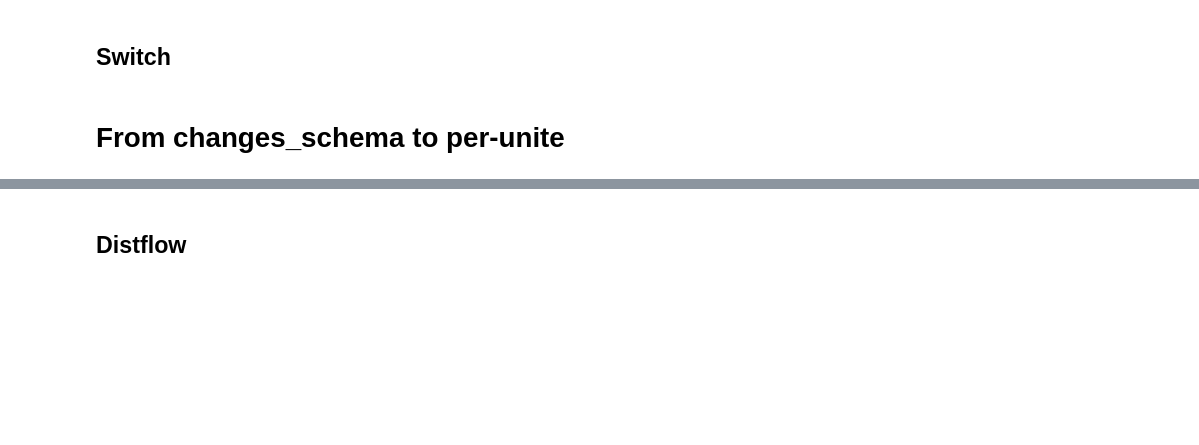
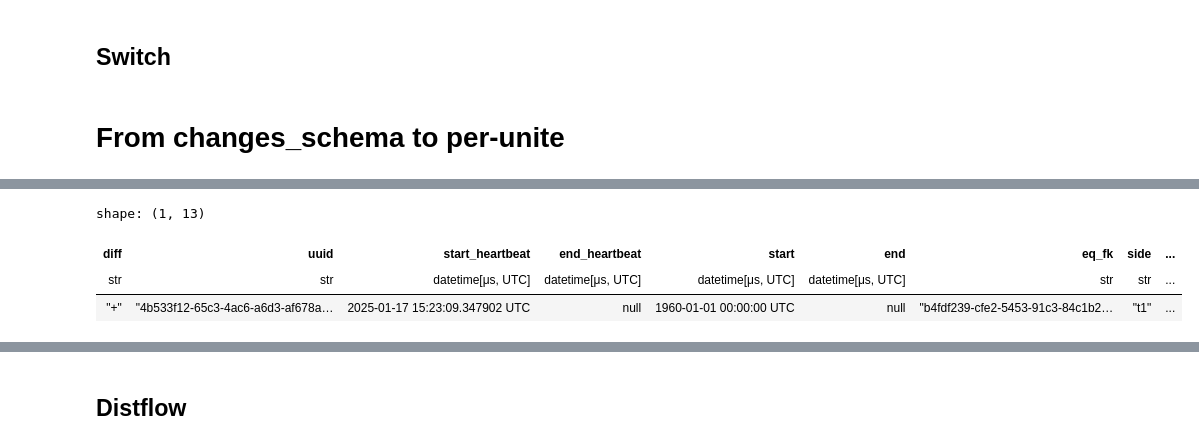
Before and after one commit to heig-vd-ie/distflow-state-estimation, a Jupyter notebook: scrips/recursive_fuction.ipynb, the cells around one changed output, grey strips where cells are left out. Cells and saved outputs as stored; diff of their text form; code cells hidden in the pictures; blank space fills up the shorter version.

Commit message:
Feature : Begin to search base value in changes_schema for perunit calcul

```diff
--- a/scrips/recursive_fuction.ipynb
+++ b/scrips/recursive_fuction.ipynb
@@ -358,0 +415,7 @@ changes_schema = generate_connectivity_table(
+# %%
+changes_schema.connectivity.head(1)
+# %% [output]
+shape: (1, 13)
+| diff | uuid | start_heartbeat | end_heartbeat | start | end | eq_fk | side | ... |
+| str | str | datetime[μs, UTC] | datetime[μs, UTC] | datetime[μs, UTC] | datetime[μs, UTC] | str | str | ... |
+| "+" | "4b533f12-65c3-4ac6-a6d3-af678a… | 2025-01-17 15:23:09.347902 UTC | null | 1960-01-01 00:00:00 UTC | null | "b4fdf239-cfe2-5453-91c3-84c1b2… | "t1" | ... |
```
Also changed, not shown: parts of 7 cells of this notebook.
